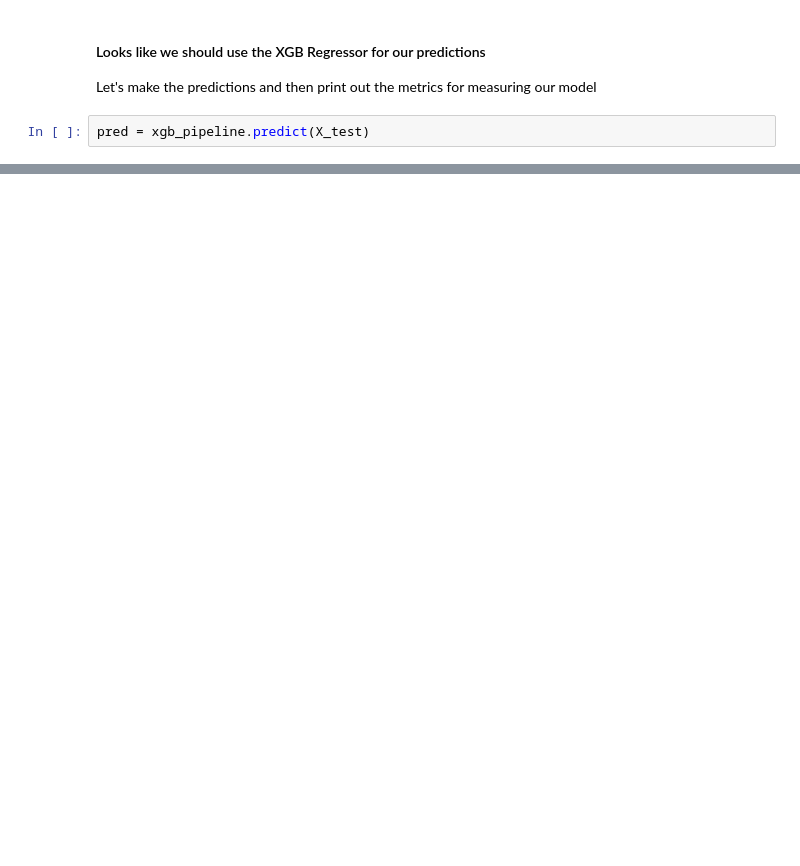
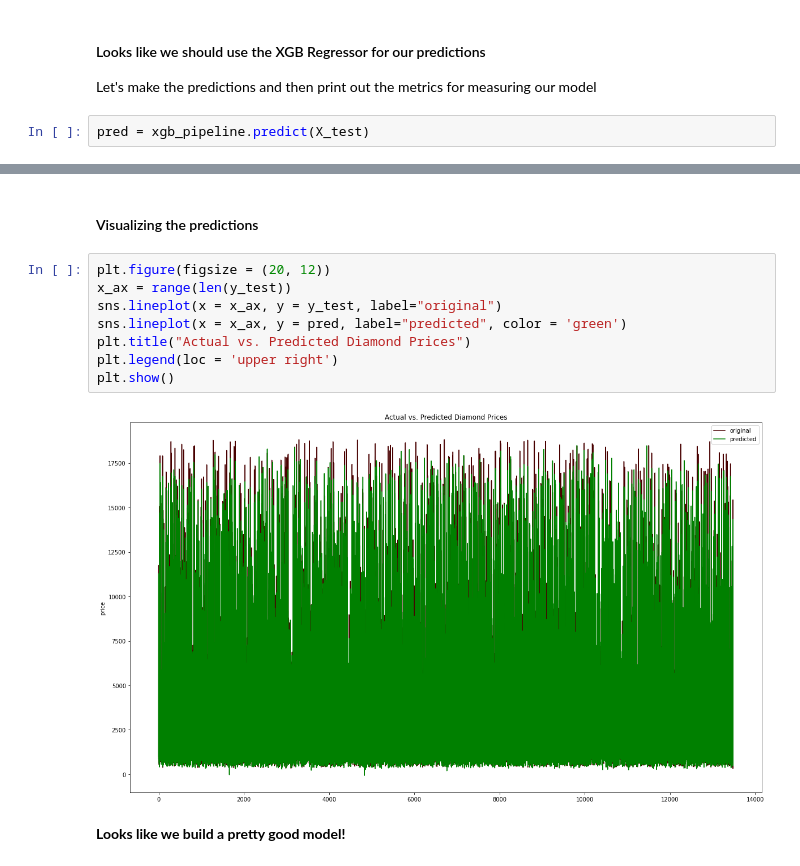
Before and after one commit to danielsaiger1/Data_Analytics, a Jupyter notebook: diamond-price-prediction.ipynb, the cells around one changed output, grey strips where cells are left out. Drawn from its saved outputs; the diff is of its cells as text; blank space fills up the shorter version.

Commit message:
Kaggle Notebook | Regression - Diamond Price Prediction | Version 7

```diff
--- a/diamond-price-prediction.ipynb
+++ b/diamond-price-prediction.ipynb
@@ -361,0 +383,14 @@ pred = xgb_pipeline.predict(X_test)
+# %% [markdown]
+#### Visualizing the predictions
+# %%
+plt.figure(figsize = (20, 12))
+x_ax = range(len(y_test))
+sns.lineplot(x = x_ax, y = y_test, label="original")
+sns.lineplot(x = x_ax, y = pred, label="predicted", color = 'green')
+plt.title("Actual vs. Predicted Diamond Prices")
+plt.legend(loc = 'upper right')
+plt.show()
+# %% [output]
+[figure, added]
+# %% [markdown]
+**Looks like we build a pretty good model!**
```
Also changed, not shown: parts of 16 cells of this notebook.
